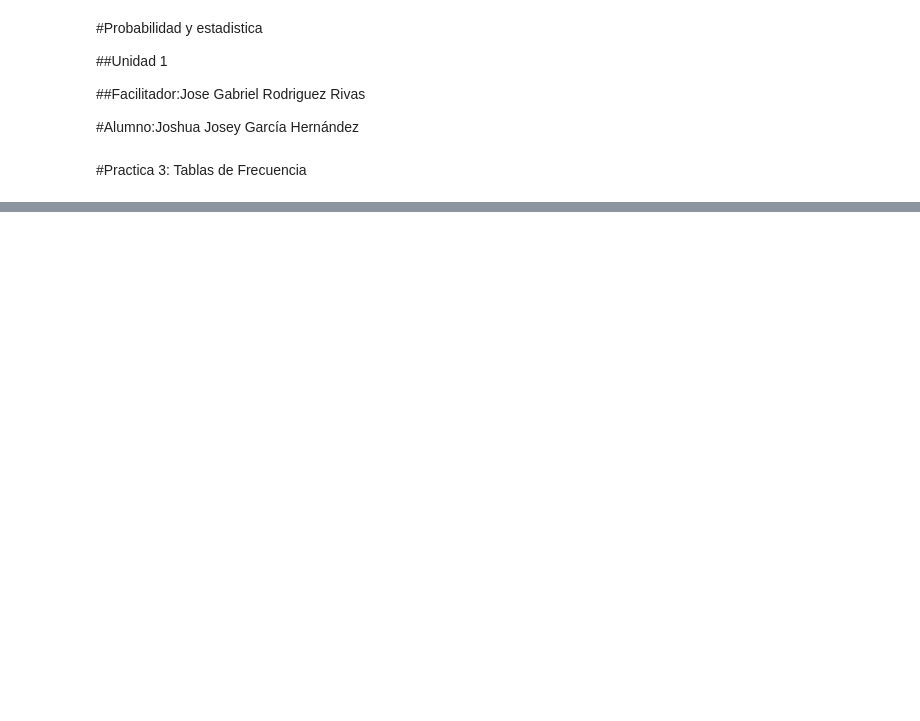
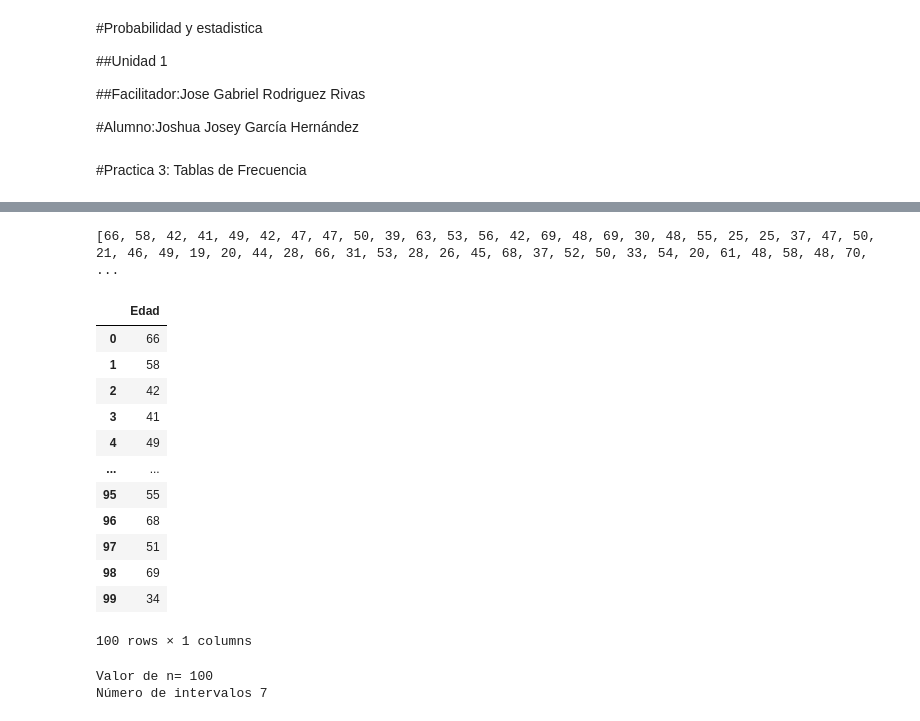
Before and after one commit to 25041033Joshua/Probabilidad-y-estadistica, a Jupyter notebook: unidad1/Copia_de_Practica_3.ipynb, the cells around one changed output, grey strips where cells are left out. Cells and saved outputs as stored; diff of their text form; code cells hidden in the pictures; blank space fills up the shorter version.

```diff
--- a/unidad1/Copia_de_Practica_3.ipynb
+++ b/unidad1/Copia_de_Practica_3.ipynb
@@ -132,0 +136,31 @@ tabla_frecuencias
+# %%
+# Volvemois a usar la lista edades
+print(edades)
+# %% [output]
+[66, 58, 42, 41, 49, 42, 47, 47, 50, 39, 63, 53, 56, 42, 69, 48, 69, 30, 48, 55, 25, 25, 37, 47, 50, 21, 46, 49, 19, 20, 44, 28, 66, 31, 53, 28, 26, 45, 68, 37, 52, 50, 33, 54, 20, 61, 48, 58, 48, 70, ...
+# %%
+# Crear un DataFrame con las edades
+df=pd.DataFrame({'Edad':edades})
+df
+# %% [output]
+|  | Edad |
+| 0 | 66 |
+| 1 | 58 |
+| 2 | 42 |
+| 3 | 41 |
+| 4 | 49 |
+| ... | ... |
+| 95 | 55 |
+| 96 | 68 |
+| 97 | 51 |
+| 98 | 69 |
+| 99 | 34 |
+100 rows × 1 columns
+# %%
+# Calcular el número de intervalos utilizando la regla de Sturges
+n=len(edades)
+k=int(1+math.log2(n))
+print("Valor de n=",n,"\nNúmero de intervalos",k)
+# %% [output]
+Valor de n= 100
+Número de intervalos 7
```
Also changed, not shown: parts of 12 cells of this notebook.
